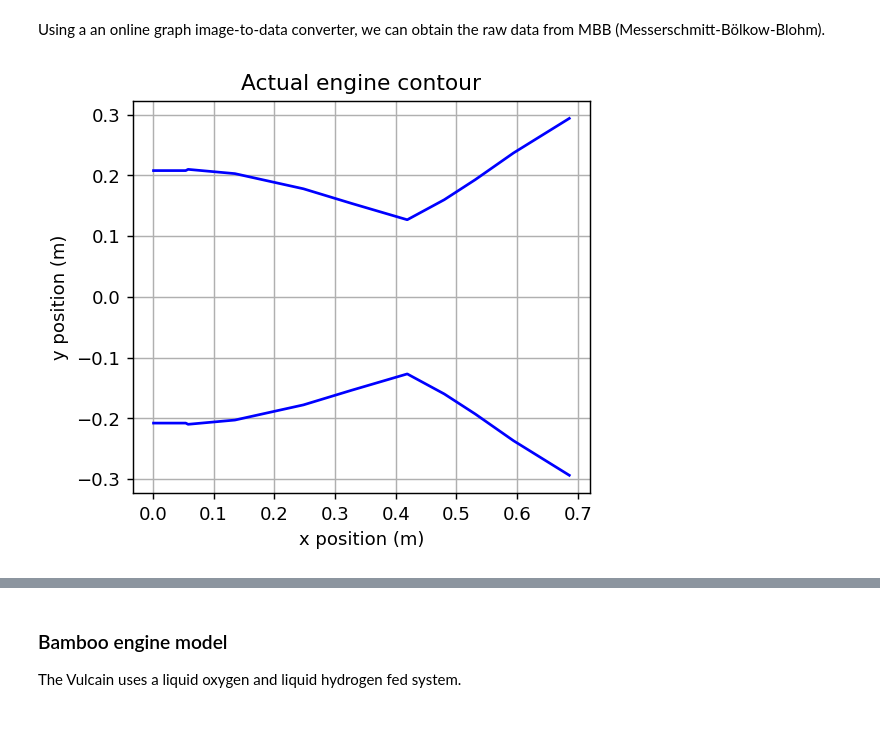
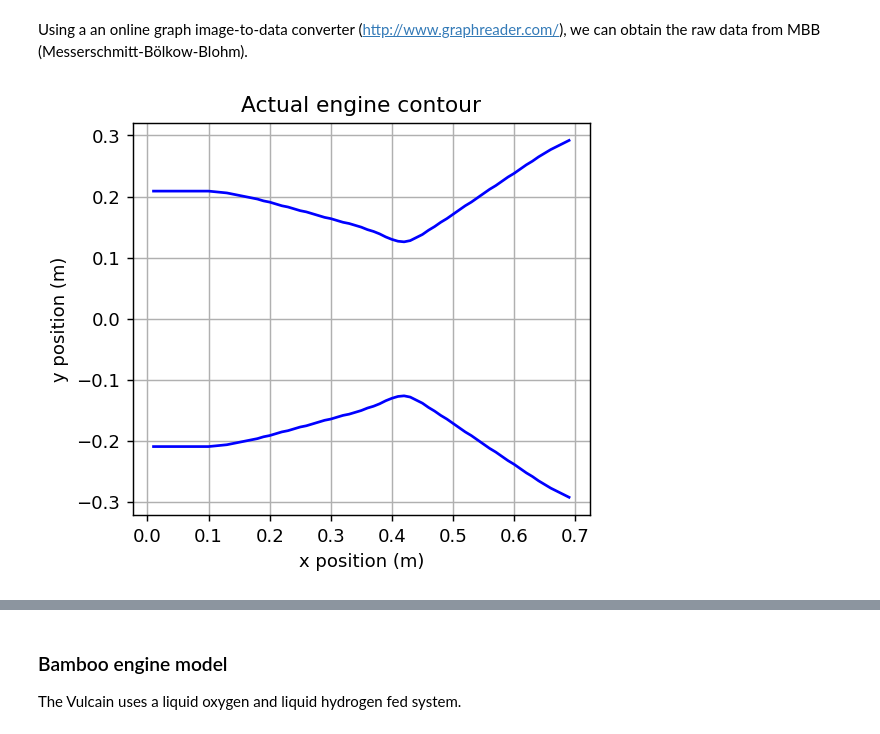
Before and after one commit to cuspaceflight/bamboo, a Jupyter notebook: Example - Ariane 5 Vulcain.ipynb, the cells around one changed output, grey strips where cells are left out. Cells and saved outputs as stored; diff of their text form; code cells hidden in the pictures.

```diff
--- a/Example - Ariane 5 Vulcain.ipynb
+++ b/Example - Ariane 5 Vulcain.ipynb
@@ -43,32 +41,36 @@ Warning: Missing or invalid temperature-strength relationship. Stress results in
 # %% [markdown]
-Using a an online graph image-to-data converter, we can obtain the raw data from MBB (Messerschmitt-Bölkow-Blohm).
+Using a an online graph image-to-data converter (http://www.graphreader.com/), we can obtain the raw data from MBB (Messerschmitt-Bölkow-Blohm).
-# %%
-#'x' key corresponds to position in metres (0 = beginning of chamber). 'y' corresponds to the data.
-
-#Coolant temperature in K
-coolant_temperature_data = {"x":[-0.002,0.012,0.029,0.045,0.197,0.26,0.32,0.37,0.424,0.485,0.529,0.592,0.648,0.687],
-                            "y":[92.203,90.169,88.136,86.441,68.983,61.186,53.39,45.763,38.814,30.339,24.407,17.119,11.186,6.78]}
-
-#Heat transfer rate in W/cm^2
-heat_transfer_rate = {"x":[-0.003,0.022,0.036,0.049,0.062,0.086,0.113,0.129,0.152,0.171,0.192,0.205,0.221,0.244,0.27,0.294,0.31,0.327,0.342,0.36,0.368,0.382,0.398,0.421,0.439,0.447,0.452,0.465,0.477,0.49,0.5,0.512,0.524,0.534,0.548,0.564,0.58,0.596,0.612,0.631,0.647,0.664,0.688],
-                      "y":[3374.422,3577.812,3697.997,3744.222,3762.712,3716.487,3661.017,3661.017,3670.262,3688.752,3707.242,3771.957,3818.182,3938.367,4114.022,4335.901,4539.291,4816.641,5075.501,5334.361,5574.73,5796.61,5935.285,5861.325,5648.69,5214.176,4983.051,4594.761,4298.921,3827.427,3522.342,3161.787,2930.663,2662.558,2440.678,2191.063,1996.918,1821.263,1710.324,1590.139,1479.199,1386.749,1322.034]}
-
-#Engine contour (m) - up to the beginning of the nozzle extension.
-engine_contour = {"x":[0.001,0.054,0.058,0.135,0.248,0.327,0.419,0.48,0.531,0.594,0.686],
-                  "y":[0.208,0.208,0.21,0.203,0.178,0.154,0.127,0.16,0.193,0.237,0.294]}
-
-#Plot the engine contour
-fig, axs = plt.subplots()
-axs.plot(engine_contour["x"], engine_contour["y"], color = 'blue')
-axs.plot(engine_contour["x"], -np.array(engine_contour["y"]), color = 'blue')
-axs.set_aspect('equal')
-axs.grid()
-plt.title("Actual engine contour")
-axs.set_xlabel("x position (m)")
-axs.set_ylabel("y position (m)")
-plt.show()
-# %% [output]
-[figure, removed]
+# %%
+#'x' key corresponds to position in metres (0 = beginning of chamber). 'y' corresponds to the data.
+
+#Coolant temperature in K
+coolant_temperature_data = {"x":[0.00128, 0.04343, 0.10803, 0.21204, 0.27883, 0.36095, 0.44745, 0.51533, 0.59416, 0.63686, 0.68558],
+                            "y":[96.883,93.279,87.802,78.865,73.099,64.162,55.802,48.883,42.396,38.793,35.045]}
+
+#Heat transfer rate in W/cm^2
+heat_transfer_rate = {"x":[0,0.01,0.02,0.03,0.04,0.05,0.06,0.07,0.08,0.09,0.1,0.11,0.12,0.13,0.14,0.15,0.16,0.17,0.18,0.19,0.2,0.21,0.22,0.23,0.24,0.25,0.26,0.27,0.28,0.29,0.3,0.31,0.32,0.33,0.34,0.35,0.36,0.37,0.38,0.39,0.4,0.41,0.42,0.43,0.44,0.45,0.46,0.47,0.48,0.49,0.5,0.51,0.52,0.53,0.54,0.55,0.56,0.57,0.58,0.59,0.6,0.61,0.62,0.63,0.64,0.65,0.66,0.67,0.68],
+                      "y":[3392.201,3475.771,3546.043,3615.201,3687.672,3750.87,3777.94,3770.553,3753.173,3733.547,3713.45,3694.597,3678.699,3667.447,3661.987,3662.784,3670.26,3684.835,3705.399,3726.831,3746.404,3771.594,3809.186,3857.225,3912.077,3970.107,4029.233,4095.268,4176.523,4281.072,4408.404,4547.257,4690.436,4840.756,5000.567,5167.592,5340.659,5527.388,5731.296,5874.496,5929.249,5952.304,5898.527,5798.601,5657.307,5152.925,4818.711,4490.73,4162.569,3860.988,3574.203,3266.901,2978.681,2748.285,2554.031,2382.503,2230.471,2095.176,1974.176,1865.628,1768.807,1683.075,1607.502,1541.046,1482.716,1431.949,1388.386,1351.674,1321.606]}
+
+#Engine contour (m) - up to the beginning of the nozzle extension.
+engine_contour = {"x":[0.01,0.02,0.03,0.04,0.05,0.06,0.07,0.08,0.09,0.1,0.11,0.12,0.13,0.14,0.15,0.16,0.17,0.18,0.19,0.2,0.21,0.22,0.23,0.24,0.25,0.26,0.27,0.28,0.29,0.3,0.31,0.32,0.33,0.34,0.35,0.36,0.37,0.38,0.39,0.4,0.41,0.42,0.43,0.44,0.45,0.46,0.47,0.48,0.49,0.5,0.51,0.52,0.53,0.54,0.55,0.56,0.57,0.58,0.59,0.6,0.61,0.62,0.63,0.64,0.65,0.66,0.67,0.68,0.69],
+                  "y":[0.209,0.209,0.209,0.209,0.209,0.209,0.209,0.209,0.209,0.209,0.208,0.207,0.206,0.204,0.202,0.2,0.198,0.196,0.193,0.191,0.188,0.185,0.183,0.18,0.177,0.175,0.172,0.169,0.166,0.164,0.161,0.158,0.156,0.153,0.15,0.146,0.143,0.139,0.134,0.13,0.127,0.126,0.128,0.133,0.138,0.145,0.151,0.158,0.164,0.171,0.178,0.185,0.191,0.198,0.205,0.212,0.218,0.225,0.232,0.238,0.245,0.252,0.258,0.265,0.271,0.277,0.282,0.287,0.292]}
+
+experimental_T_in = 36.198
+experimental_T_out = 98.613
+experimental_qdot = {"x" : 0.48741, "y" : 4475.676}
+
+#Plot the engine contour
+fig, axs = plt.subplots()
+axs.plot(engine_contour["x"], engine_contour["y"], color = 'blue')
+axs.plot(engine_contour["x"], -np.array(engine_contour["y"]), color = 'blue')
+axs.set_aspect('equal')
+axs.grid()
+plt.title("Actual engine contour")
+axs.set_xlabel("x position (m)")
+axs.set_ylabel("y position (m)")
+plt.show()
+# %% [output]
+[figure, added]
 # %%
 #Plot the original data from MBB
 fig, ax1 = plt.subplots()
```
Also changed, not shown: parts of 8 cells of this notebook.
